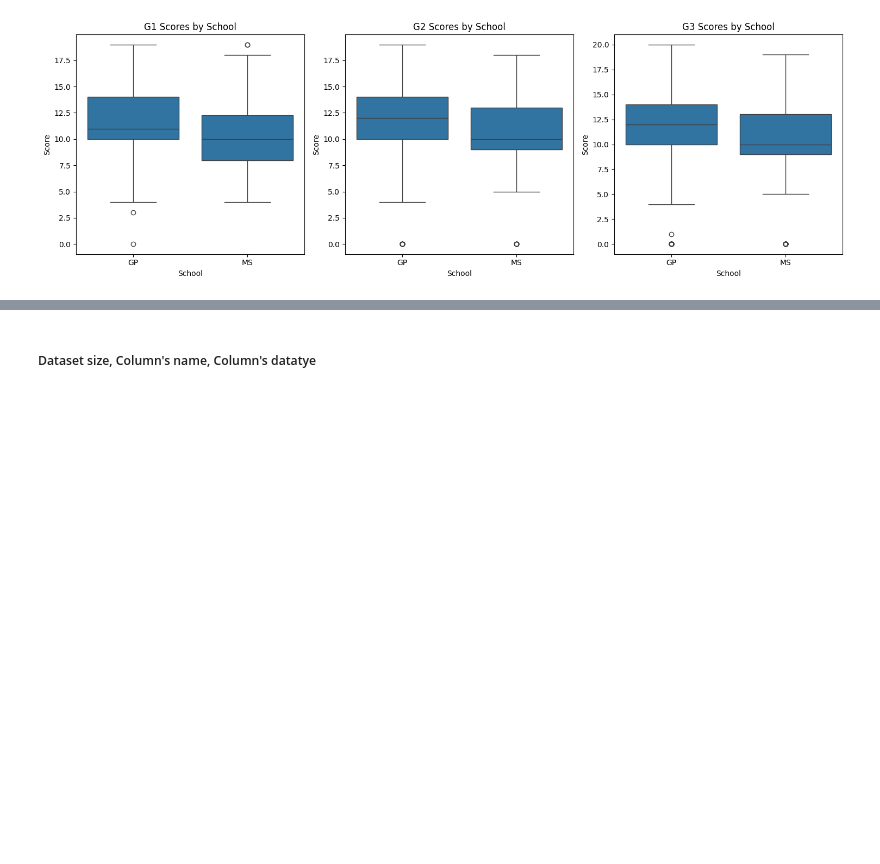
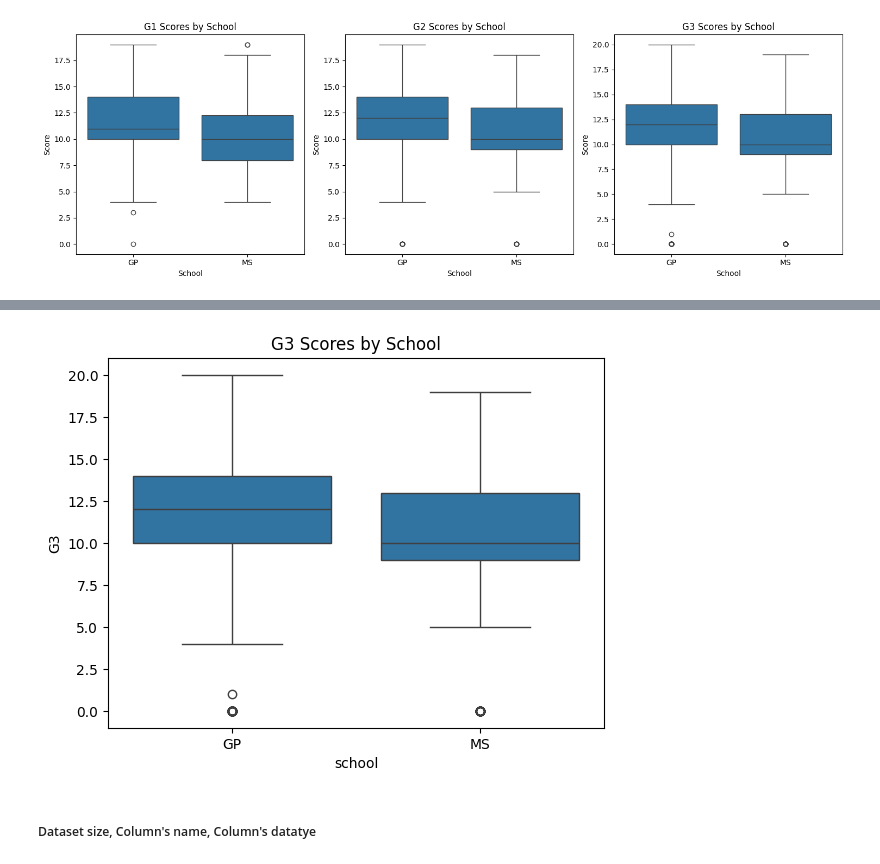
Before and after one commit to xuancuong1019/DS111_data_analysis, a Jupyter notebook: dashboard_generating.ipynb, the cells around one changed output, grey strips where cells are left out. Saved outputs shown, nothing was run; the diff lists cells and outputs as text; code cells hidden in the pictures; blank space fills up the shorter version.

```diff
--- a/dashboard_generating.ipynb
+++ b/dashboard_generating.ipynb
@@ -54,2 +61,8 @@ df_all['G1'].skew().df_all['G1'].kurt
 # %%
 # Bài tập 4: Tìm ngoại lệ thấp cao theo trường MS và GP của điểm G3
+sns.boxplot(x="school", y="G3", data=df_all, showfliers=True)
+
+plt.title("G3 Scores by School")
+plt.show()
+# %% [output]
+[figure, added]
```
Also changed, not shown: parts of 2 cells of this notebook.
